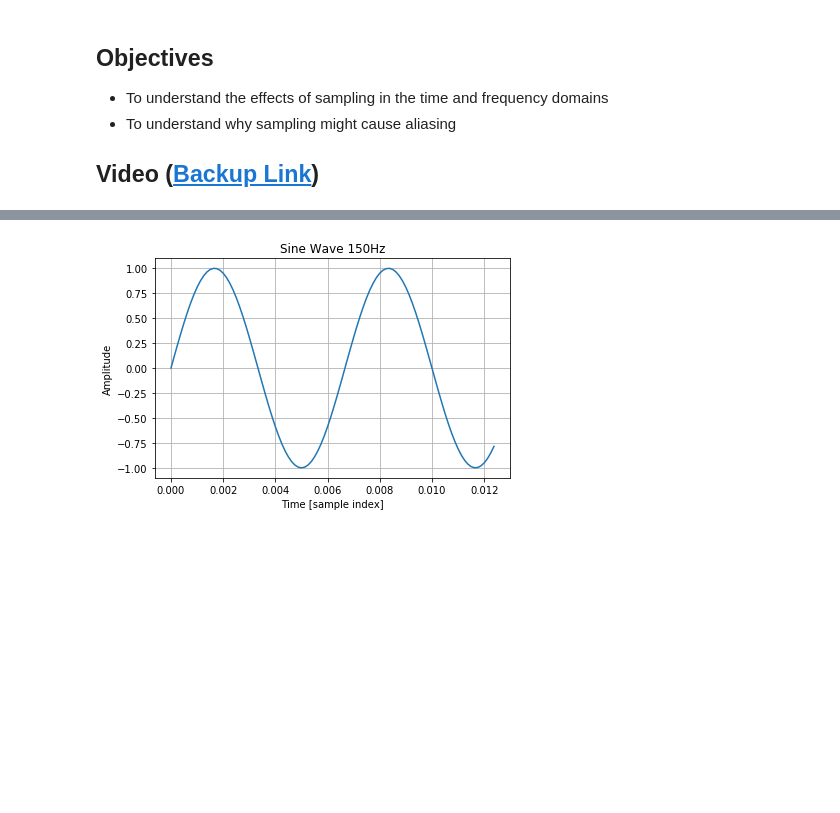
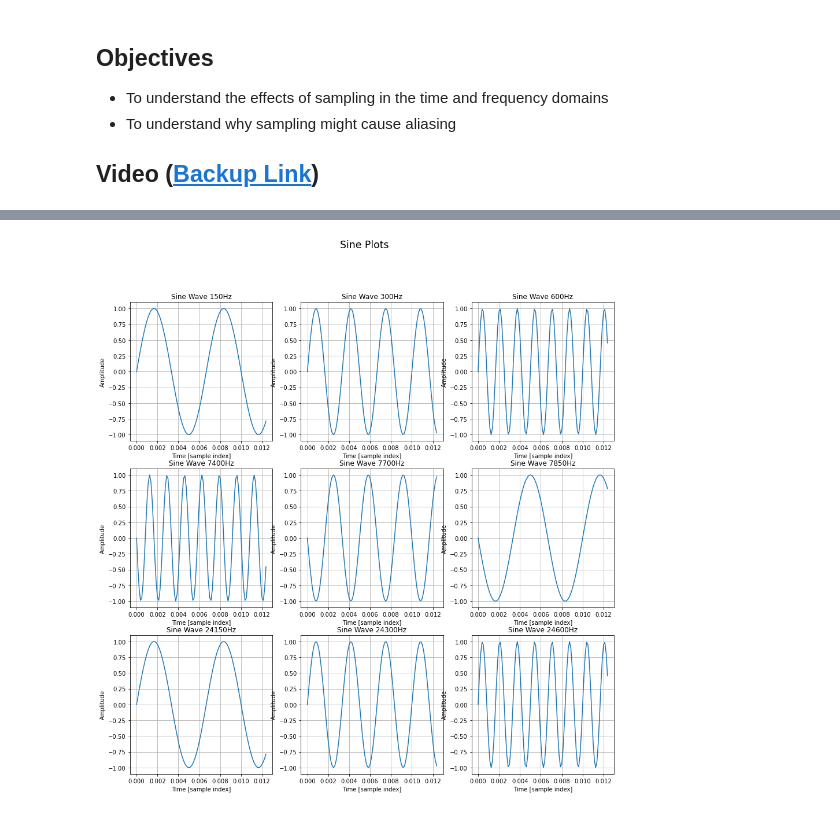
Before and after one commit to timothycdc/SnS-lab, a Jupyter notebook: EX2.ipynb, the cells around one changed output, grey strips where cells are left out. Saved outputs shown, nothing was run; the diff lists cells and outputs as text; code cells hidden in the pictures; blank space fills up the shorter version.

```diff
--- a/EX2.ipynb
+++ b/EX2.ipynb
@@ -55,20 +55,42 @@ $(\text{iv}) \:  f=7400$Hz, $\quad (\text{v}) \:  f=7700$Hz $\:$ and $\: (\text{
 # %%
 import numpy as np
 import matplotlib.pyplot as plt
 
 from functions.lab_functions import sinegen
 from functions.lab_functions import plot_signal
 
+def cosgen(fs, fsig, Nsamp):
+    tsamp = 1/(fs*np.pi)
+    t = np.arange(0, Nsamp*tsamp, tsamp)
+    y = np.cos(2*np.pi*fsig*t)
+    return t, y
+
 fs = 8000
-fsig = 150# change the value of fsig for parts (i) to (vi)
+fsig = 150 # change the value of fsig for parts (i) to (vi)
 Nsamp = 100
 t, x = sinegen(fs, fsig, Nsamp)
 
-plt = plot_signal(t, x, title='Sine Wave ' + str(fsig) + 'Hz', xlabel='Time [sample index]', ylabel='Amplitude')
-plt.savefig('results/ex2/ex2_sine_' + str(fsig) + '_hz.pdf')
+# plt = plot_signal(t, x, title='Sine Wave ' + str(fsig) + 'Hz', xlabel='Time [sample index]', ylabel='Amplitude')
+# plt.savefig('results/ex2/ex2_sine_' + str(fsig) + '_hz.pdf')
+# plt.show()
+
+rows = 2
+cols = 3
+fig, axes = plt.subplots(3, 3, figsize=(15, 15))
+fig.suptitle('Sine Plots', fontsize='xx-large')
+for i, freq in enumerate([150,300,600,7400,7700,7850, 24150, 24300, 24600]):
+    t, x = sinegen(fs, freq, Nsamp)
+    axes[i//cols, i % cols].plot(t, x)
+    axes[i//cols, i % cols].set_title('Sine Wave ' + str(freq) + 'Hz')
+    axes[i//cols, i % cols].set_xlabel('Time [sample index]')
+    axes[i//cols, i % cols].set_ylabel('Amplitude')
+    axes[i//cols, i % cols].grid()
+    axes[i//cols, i % cols].plot
+
+
 plt.show()
 # %% [output]
-[figure, old version]
+[figure, new version]
 # %% [markdown]
 The plots created above (e.g. `ex2_sine_150_hz.pdf`) will have also been saved to the `/results/ex2/` folder so you now have a record of all the plots.
 
```
Also changed, not shown: parts of 3 cells of this notebook, 4 other files.
